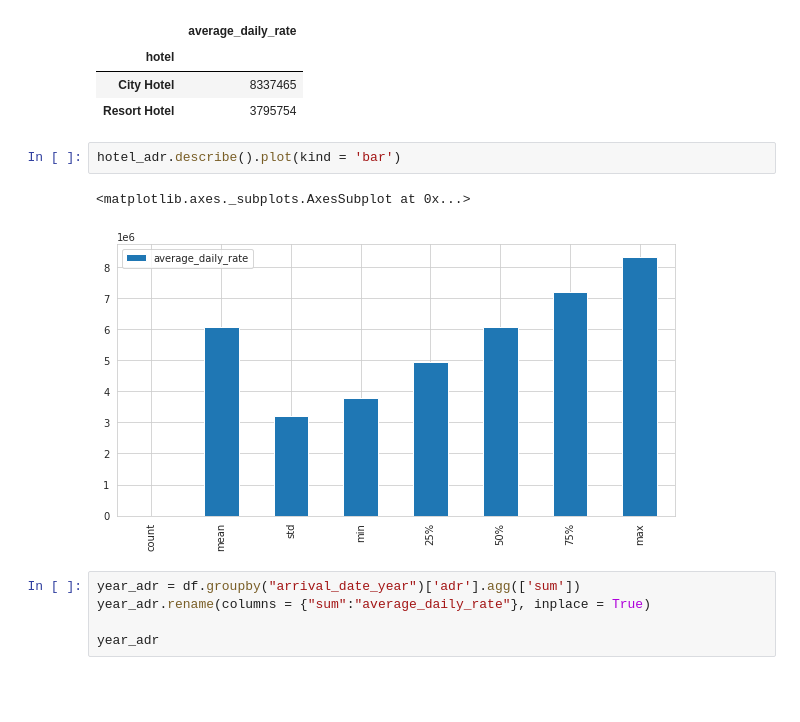
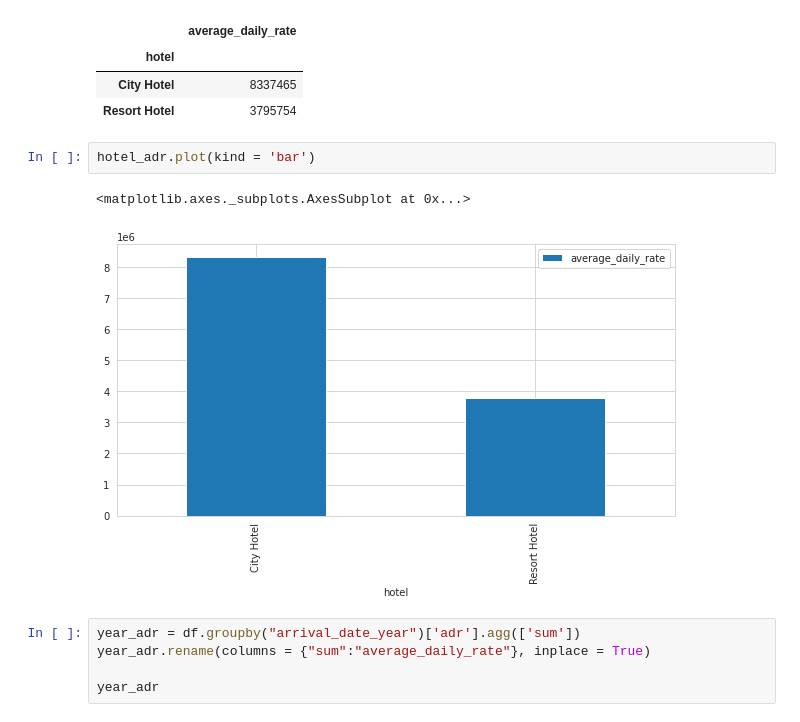
Before and after one commit to ajit04022000/Hotel-Booking-Analysis, a Jupyter notebook: Hotel_Booking_Analysis_Capstone_Project.ipynb, the cells around one changed output. Saved outputs shown, nothing was run; the diff lists cells and outputs as text; blank space fills up the shorter version.

Commit message:
Hotel Booking Analysis - Final Commit

```diff
--- a/Hotel_Booking_Analysis_Capstone_Project.ipynb
+++ b/Hotel_Booking_Analysis_Capstone_Project.ipynb
@@ -1142,10 +1146,10 @@ hotel_adr
 | City Hotel | 8337465 |
 | Resort Hotel | 3795754 |
 # %%
-hotel_adr.describe().plot(kind = 'bar')
+hotel_adr.plot(kind = 'bar')
 # %% [output]
 <matplotlib.axes._subplots.AxesSubplot at 0x...>
-[figure, old version]
+[figure, new version]
 # %%
 year_adr = df.groupby("arrival_date_year")['adr'].agg(['sum'])
 year_adr.rename(columns = {"sum":"average_daily_rate"}, inplace = True)
```
Also changed, not shown: parts of 20 cells of this notebook.
